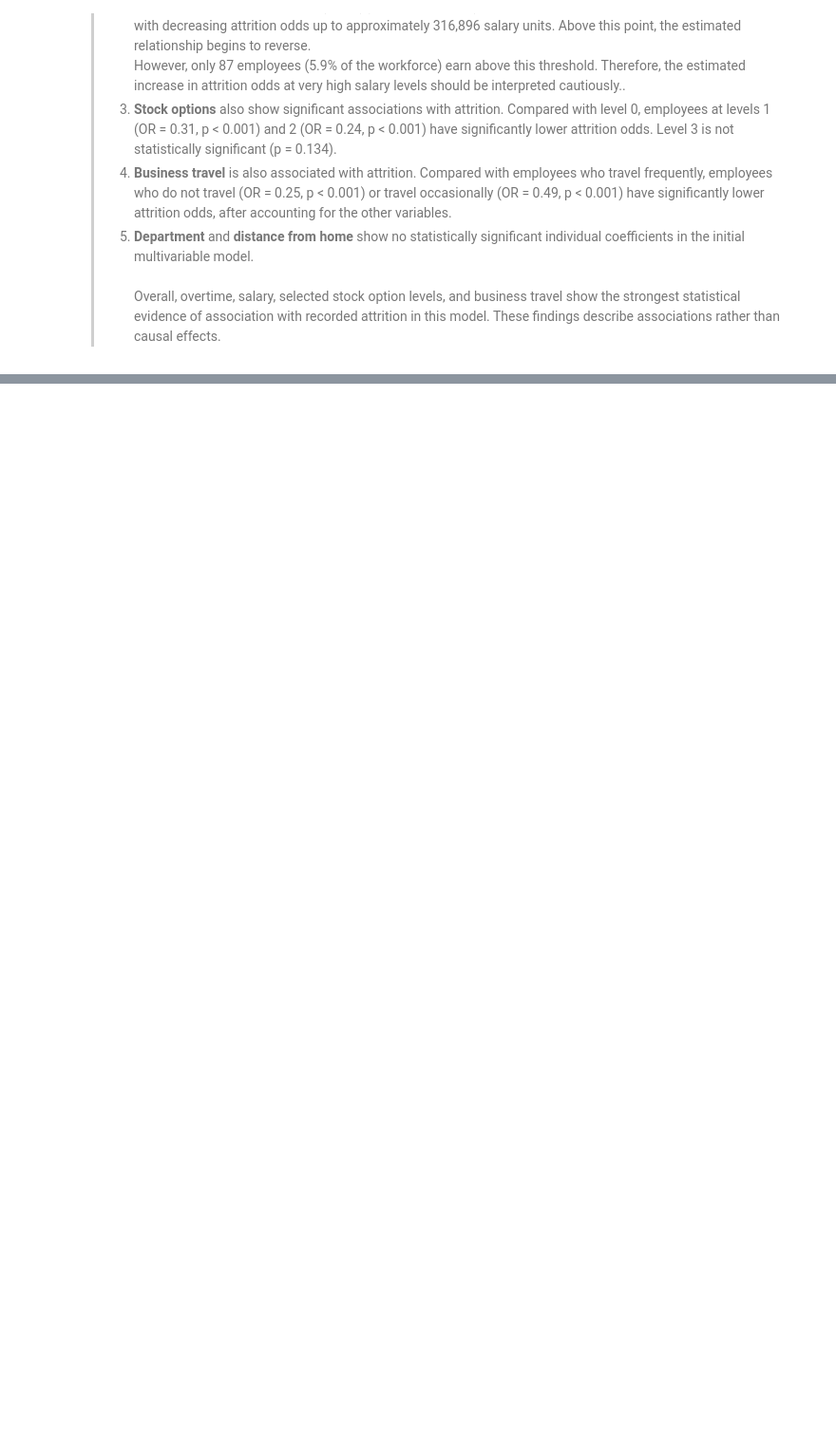
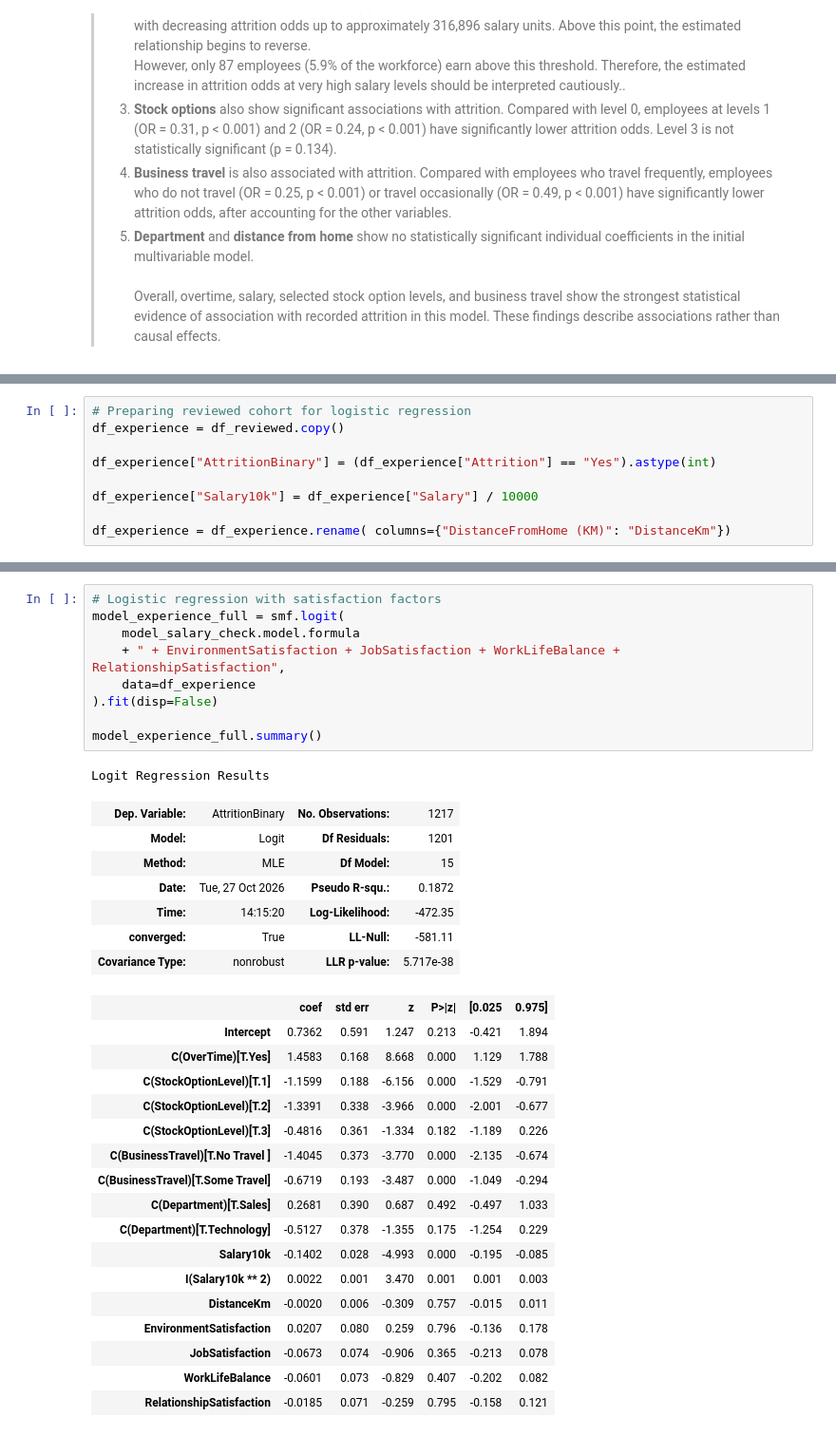
Before and after one commit to romarta/employee-attrition-analytics, a Jupyter notebook: notebooks/attrition_statistical_analysis.ipynb, the cells around one changed output, grey strips where cells are left out. Shown at 95% size. Drawn from its saved outputs; the diff is of its cells as text; blank space fills up the shorter version.

Commit message:
Complete employee experience and performance statistical analysis

```diff
--- a/notebooks/attrition_statistical_analysis.ipynb
+++ b/notebooks/attrition_statistical_analysis.ipynb
@@ -1476,0 +1829,9 @@ vif_results.sort_values("VIF", ascending=False).round(2)
+# %%
+# Preparing reviewed cohort for logistic regression
+df_experience = df_reviewed.copy()
+
+df_experience["AttritionBinary"] = (df_experience["Attrition"] == "Yes").astype(int)
+
+df_experience["Salary10k"] = df_experience["Salary"] / 10000
+
+df_experience = df_experience.rename( columns={"DistanceFromHome (KM)": "DistanceKm"})
@@ -1476,0 +1898,35 @@ vif_results.sort_values("VIF", ascending=False).round(2)
+# %%
+# Logistic regression with satisfaction factors
+model_experience_full = smf.logit(
+    model_salary_check.model.formula
+    + " + EnvironmentSatisfaction + JobSatisfaction + WorkLifeBalance + RelationshipSatisfaction",
+    data=df_experience
+).fit(disp=False)
+
+model_experience_full.summary()
+# %% [output]
+Logit Regression Results
+| Dep. Variable: | AttritionBinary | No. Observations: | 1217 |
+| Model: | Logit | Df Residuals: | 1201 |
+| Method: | MLE | Df Model: | 15 |
+| Date: | Tue, 27 Oct 2026 | Pseudo R-squ.: | 0.1872 |
+| Time: | 14:15:20 | Log-Likelihood: | -472.35 |
+| converged: | True | LL-Null: | -581.11 |
+| Covariance Type: | nonrobust | LLR p-value: | 5.717e-38 |
+|  | coef | std err | z | P>|z| | [0.025 | 0.975] |
+| Intercept | 0.7362 | 0.591 | 1.247 | 0.213 | -0.421 | 1.894 |
+| C(OverTime)[T.Yes] | 1.4583 | 0.168 | 8.668 | 0.000 | 1.129 | 1.788 |
+| C(StockOptionLevel)[T.1] | -1.1599 | 0.188 | -6.156 | 0.000 | -1.529 | -0.791 |
+| C(StockOptionLevel)[T.2] | -1.3391 | 0.338 | -3.966 | 0.000 | -2.001 | -0.677 |
+| C(StockOptionLevel)[T.3] | -0.4816 | 0.361 | -1.334 | 0.182 | -1.189 | 0.226 |
+| C(BusinessTravel)[T.No Travel ] | -1.4045 | 0.373 | -3.770 | 0.000 | -2.135 | -0.674 |
+| C(BusinessTravel)[T.Some Travel] | -0.6719 | 0.193 | -3.487 | 0.000 | -1.049 | -0.294 |
+| C(Department)[T.Sales] | 0.2681 | 0.390 | 0.687 | 0.492 | -0.497 | 1.033 |
+| C(Department)[T.Technology] | -0.5127 | 0.378 | -1.355 | 0.175 | -1.254 | 0.229 |
+| Salary10k | -0.1402 | 0.028 | -4.993 | 0.000 | -0.195 | -0.085 |
+| I(Salary10k ** 2) | 0.0022 | 0.001 | 3.470 | 0.001 | 0.001 | 0.003 |
+| DistanceKm | -0.0020 | 0.006 | -0.309 | 0.757 | -0.015 | 0.011 |
+| EnvironmentSatisfaction | 0.0207 | 0.080 | 0.259 | 0.796 | -0.136 | 0.178 |
+| JobSatisfaction | -0.0673 | 0.074 | -0.906 | 0.365 | -0.213 | 0.078 |
+| WorkLifeBalance | -0.0601 | 0.073 | -0.829 | 0.407 | -0.202 | 0.082 |
+| RelationshipSatisfaction | -0.0185 | 0.071 | -0.259 | 0.795 | -0.158 | 0.121 |
```
Also changed, not shown: parts of 44 cells of this notebook, 1 other file.
